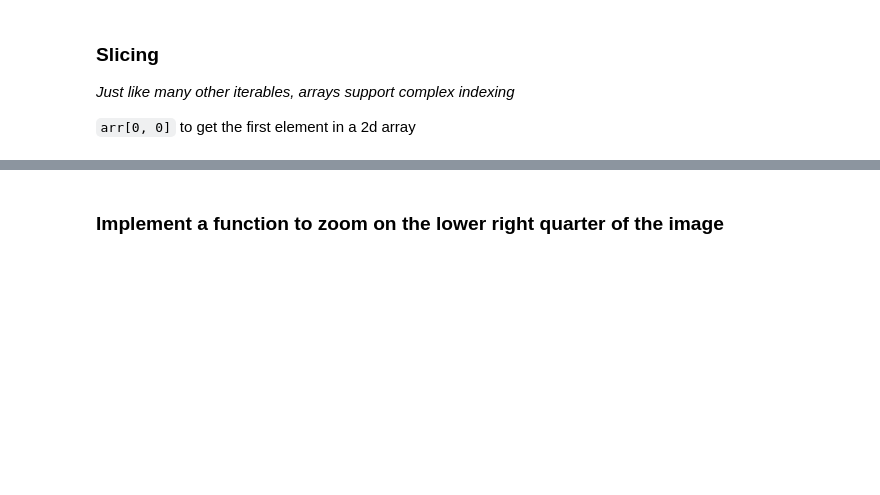
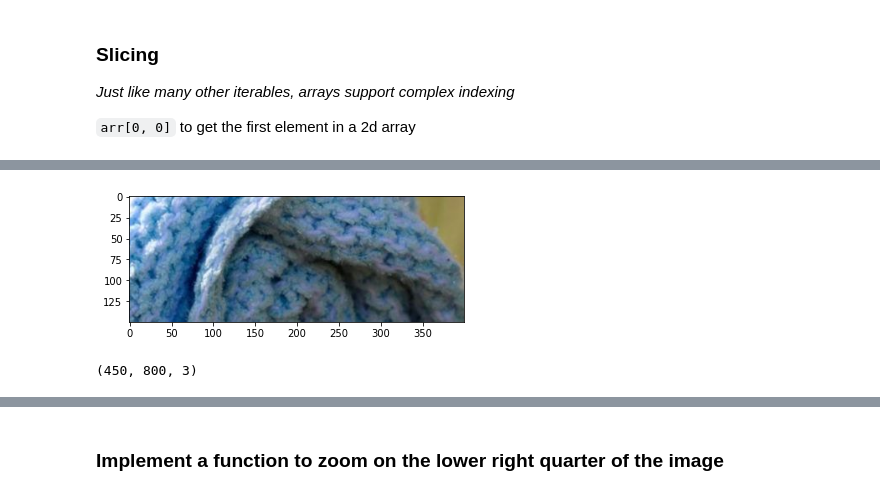
Before and after one commit to monkeyusage/py201, a Jupyter notebook: sessions/numpy_module.ipynb, the cells around one changed output, grey strips where cells are left out. Saved outputs shown, nothing was run; the diff lists cells and outputs as text; code cells hidden in the pictures; blank space fills up the shorter version.

```diff
--- a/sessions/numpy_module.ipynb
+++ b/sessions/numpy_module.ipynb
@@ -159,2 +211,8 @@ plt.show()
 # %%
-plt.imshow(koala[300:450, 400:800,:]);plt.show()
+plt.imshow(koala[300:, 400:,:]);plt.show()
+# %% [output]
+[figure, added]
+# %%
+koala.shape
+# %% [output]
+(450, 800, 3)
```
Also changed, not shown: parts of 20 cells of this notebook, 2 other files.
